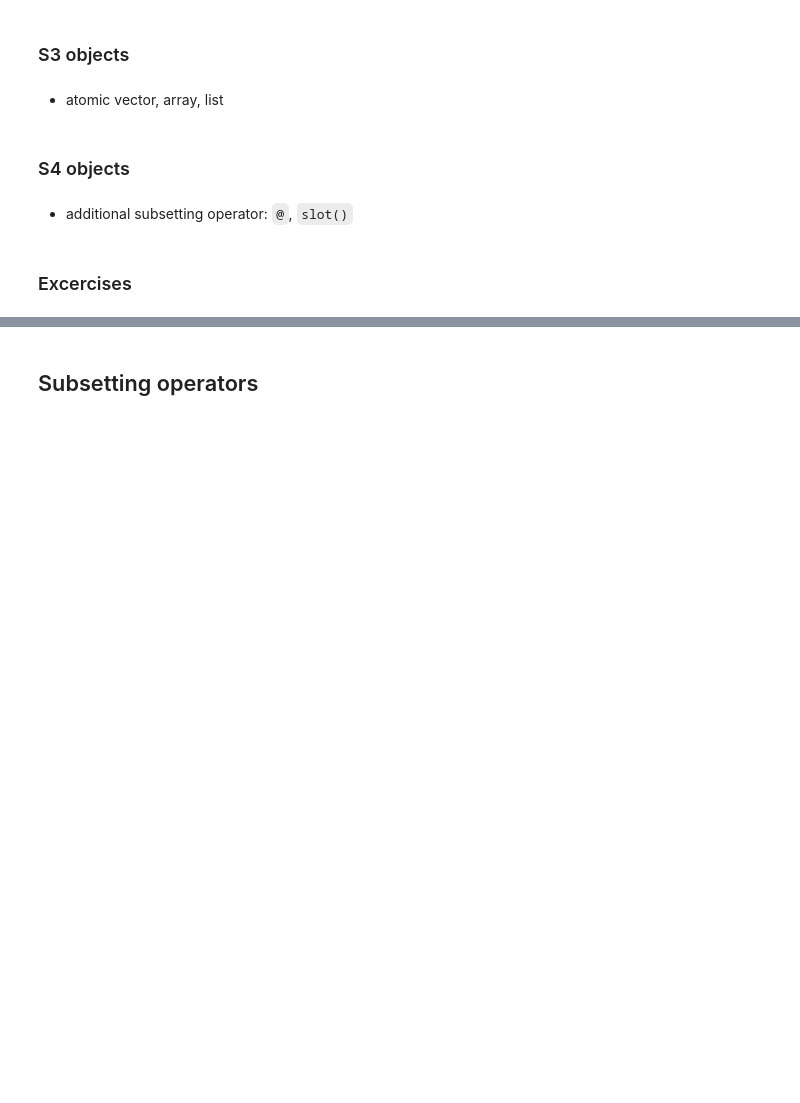
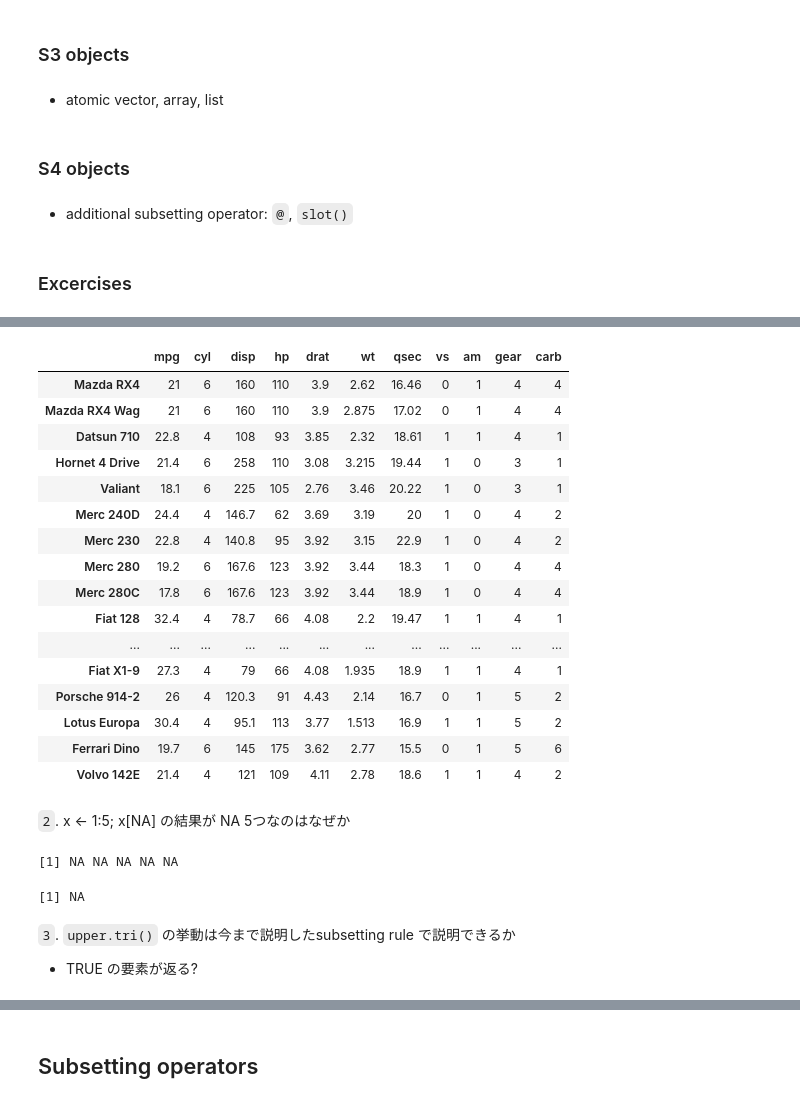
Before and after one commit to pgm111/study-AdvancedR, a Jupyter notebook: 03-Subsetting.ipynb, the cells around one changed output, grey strips where cells are left out. Cells and saved outputs as stored; diff of their text form; code cells hidden in the pictures; blank space fills up the shorter version.

```diff
--- a/03-Subsetting.ipynb
+++ b/03-Subsetting.ipynb
@@ -205,0 +315,35 @@ str(df[, "x"])
+# %%
+mtcars[mtcars$cyl == 4 | mtcars$cyl == 6, ]
+# %% [output]
+|  | mpg | cyl | disp | hp | drat | wt | qsec | vs | am | gear | carb |
+| Mazda RX4 | 21 | 6 | 160 | 110 | 3.9 | 2.62 | 16.46 | 0 | 1 | 4 | 4 |
+| Mazda RX4 Wag | 21 | 6 | 160 | 110 | 3.9 | 2.875 | 17.02 | 0 | 1 | 4 | 4 |
+| Datsun 710 | 22.8 | 4 | 108 | 93 | 3.85 | 2.32 | 18.61 | 1 | 1 | 4 | 1 |
+| Hornet 4 Drive | 21.4 | 6 | 258 | 110 | 3.08 | 3.215 | 19.44 | 1 | 0 | 3 | 1 |
+| Valiant | 18.1 | 6 | 225 | 105 | 2.76 | 3.46 | 20.22 | 1 | 0 | 3 | 1 |
+| Merc 240D | 24.4 | 4 | 146.7 | 62 | 3.69 | 3.19 | 20 | 1 | 0 | 4 | 2 |
+| Merc 230 | 22.8 | 4 | 140.8 | 95 | 3.92 | 3.15 | 22.9 | 1 | 0 | 4 | 2 |
+| Merc 280 | 19.2 | 6 | 167.6 | 123 | 3.92 | 3.44 | 18.3 | 1 | 0 | 4 | 4 |
+| Merc 280C | 17.8 | 6 | 167.6 | 123 | 3.92 | 3.44 | 18.9 | 1 | 0 | 4 | 4 |
+| Fiat 128 | 32.4 | 4 | 78.7 | 66 | 4.08 | 2.2 | 19.47 | 1 | 1 | 4 | 1 |
+| ... | ... | ... | ... | ... | ... | ... | ... | ... | ... | ... | ... |
+| Fiat X1-9 | 27.3 | 4 | 79 | 66 | 4.08 | 1.935 | 18.9 | 1 | 1 | 4 | 1 |
+| Porsche 914-2 | 26 | 4 | 120.3 | 91 | 4.43 | 2.14 | 16.7 | 0 | 1 | 5 | 2 |
+| Lotus Europa | 30.4 | 4 | 95.1 | 113 | 3.77 | 1.513 | 16.9 | 1 | 1 | 5 | 2 |
+| Ferrari Dino | 19.7 | 6 | 145 | 175 | 3.62 | 2.77 | 15.5 | 0 | 1 | 5 | 6 |
+| Volvo 142E | 21.4 | 4 | 121 | 109 | 4.11 | 2.78 | 18.6 | 1 | 1 | 4 | 2 |
+# %% [markdown]
+`2`. x <- 1:5; x[NA] の結果が NA 5つなのはなぜか
+# %%
+x <- 1:5
+x[NA]
+# %% [output]
+[1] NA NA NA NA NA
+# %%
+x[NA_real_]
+# %% [output]
+[1] NA
+# %% [markdown]
+`3`. `upper.tri()` の挙動は今まで説明したsubsetting rule で説明できるか
+
+* TRUE の要素が返る?
```
Also changed, not shown: parts of 22 cells of this notebook.
